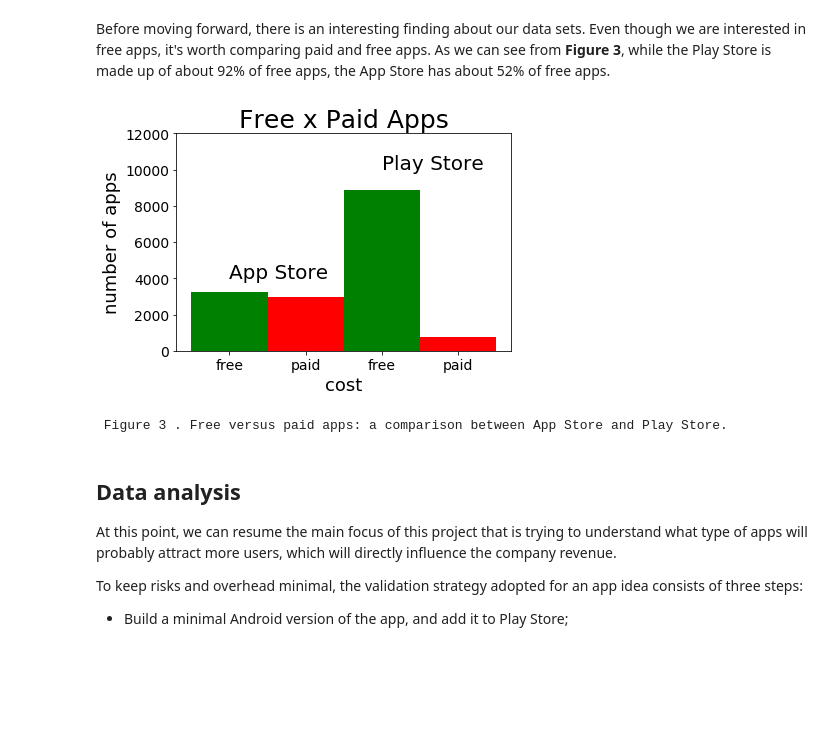
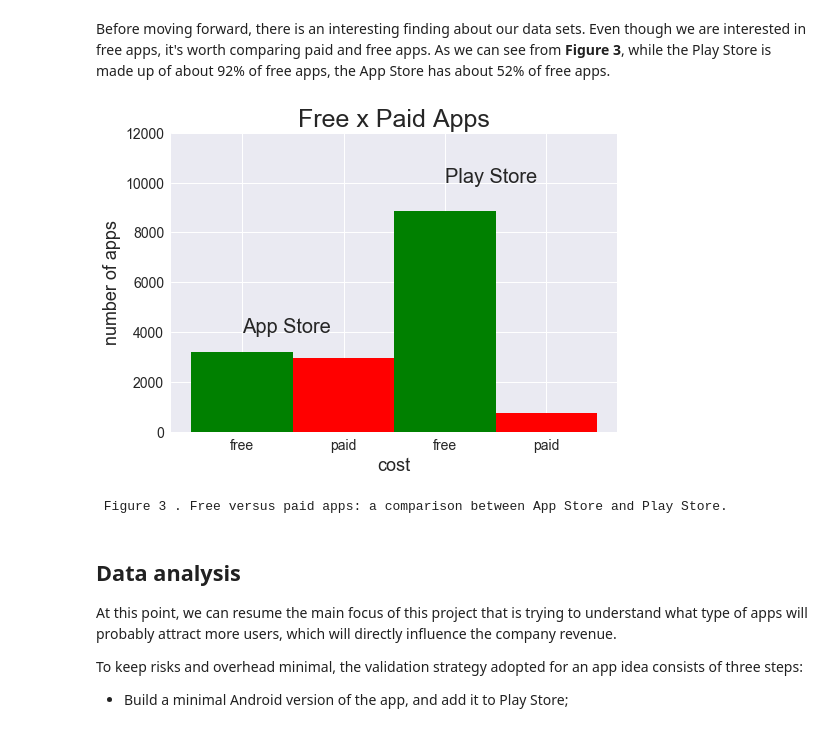
Before and after one commit to skepticalchemist/mapping_app_profiles, a Jupyter notebook: mapping_app_profiles.ipynb, the cells around one changed output. Cells and saved outputs as stored; diff of their text form; code cells hidden in the pictures; blank space fills up the shorter version.

```diff
--- a/mapping_app_profiles.ipynb
+++ b/mapping_app_profiles.ipynb
@@ -548,6 +548,7 @@ x = [0, 1, 2, 3, 4, 5, 6, 7, 8, 9, 10]
 y1 = [5707, 6100, 6155, 6183, 6240, 6281, 6320, 6354, 6400, 6444, 6494]   # App Store data from Table 3
 y2 = [9177, 9523, 9597, 9614, 9619, 9629, 9632, 9635, 9637, 9640, 9643]   # Play Store data from Table 3
 
+plt.style.use('bmh')
 plt.plot(x, y1, '-ok', color='blue', markersize=10, markerfacecolor='white', markeredgewidth=2, linewidth=3)
 plt.ylim(5600, 6600)
 plt.ylabel('number of apps', fontsize=15)
@@ -561,5 +562,6 @@ print('\033[1m Figure 1 \033[0m. Number of English apps versus the number of all
  Figure 1 . Number of English apps versus the number of allowed non-English characters for the App Store.
 # %%
+plt.style.use('bmh')
 plt.plot(x, y2, '-ok', color='red', markersize=10, markerfacecolor='white', markeredgewidth=2, linewidth=3)
 plt.ylim(9100, 9700)
 plt.ylabel('number of apps', fontsize=15)
@@ -682,23 +684,23 @@ import numpy as np
 # %%
 # store = ['App Store free', 'App Store paid', 'Play Store free', 'Play Store paid']
 store = ['free', 'paid', 'free', 'paid']
 index = np.arange(len(store))        #  a numpy methot that generates an array of sequential numbers
 apps = [3222, 2961, 8862, 752]
 
-
+plt.style.use('seaborn')
 plt.bar(index, apps, color=('green','red','green','red'), align='center', width=1.0)
 plt.xlabel('cost', fontsize=18)
 plt.ylabel('number of apps', fontsize=18)
 plt.xticks(index, store, fontsize=14, rotation=0)
 plt.yticks(fontsize=14)
 plt.ylim(0, 12000)
 plt.title('Free x Paid Apps', fontsize=25)
 plt.annotate('App Store', fontsize=20, xy=(0.0, 4000))
 plt.annotate('Play Store', fontsize=20, xy=(2.0, 10000))
 plt.show()
 print('\033[1m Figure 3 \033[0m. Free versus paid apps: a comparison between App Store and Play Store.\n')  # using unicode for bold
 # %% [output]
-[figure, old version]
+[figure, new version]
  Figure 3 . Free versus paid apps: a comparison between App Store and Play Store.
 # %% [markdown]
 ## Data analysis
```
Also changed, not shown: parts of 8 cells of this notebook.
